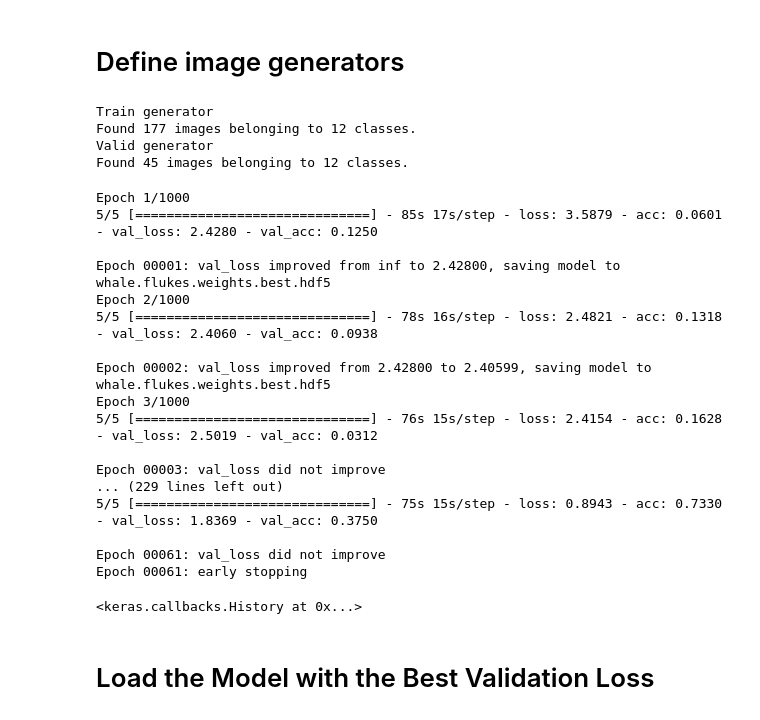
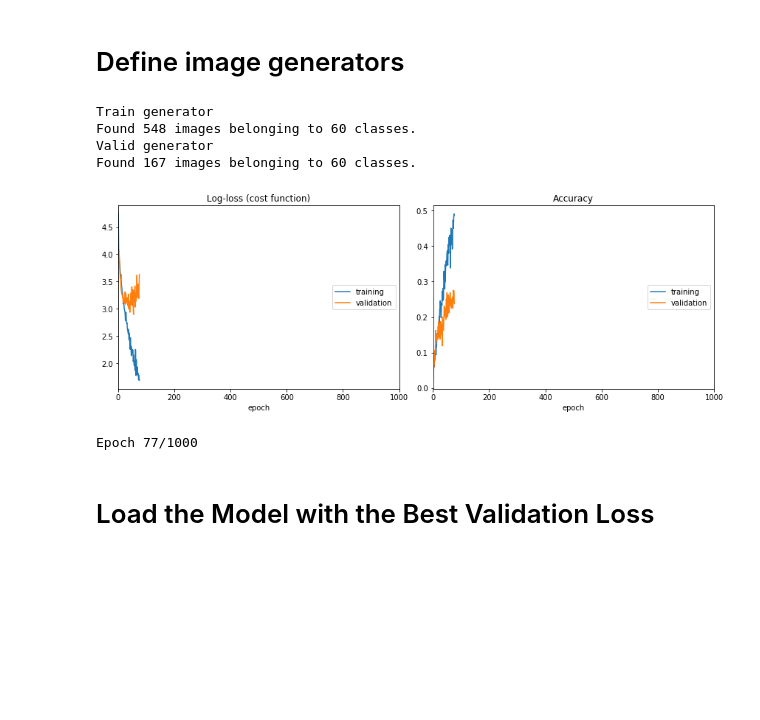
Before and after one commit to crawlik/whale-id, a Jupyter notebook: whale-id.ipynb, the cells around one changed output. Drawn from its saved outputs; the diff is of its cells as text; code cells hidden in the pictures; blank space fills up the shorter version.

```diff
--- a/whale-id.ipynb
+++ b/whale-id.ipynb
@@ -160,7 +201,6 @@ model.compile(loss='categorical_crossentropy', optimizer='rmsprop',
 # %%
 from keras.preprocessing.image import ImageDataGenerator
 
-batch_size = 32
 target_size = (image_side_size, image_side_size)
 
 train_datagen = ImageDataGenerator(
@@ -171,6 +211,7 @@ train_datagen = ImageDataGenerator(
         width_shift_range=0.2,
         height_shift_range=0.2,
         zoom_range=0.2,
+        shear_range=0.2,
         fill_mode='nearest')
 
 valid_datagen = ImageDataGenerator(rescale=1./255)
@@ -191,45 +232,32 @@ valid_generator = valid_datagen.flow_from_directory(
         batch_size = batch_size)
 # %% [output]
 Train generator
-Found 177 images belonging to 12 classes.
+Found 548 images belonging to 60 classes.
 Valid generator
-Found 45 images belonging to 12 classes.
+Found 167 images belonging to 60 classes.
 # %%
-from keras.callbacks import ModelCheckpoint, EarlyStopping
+from keras.callbacks import ModelCheckpoint, EarlyStopping, TensorBoard
 
 best_weights_path='whale.flukes.weights.best.hdf5'
 
 # train the model
 checkpointer = ModelCheckpoint(filepath=best_weights_path, verbose=1, save_best_only=True)
 
 # Stop the training if the model shows no improvement
-stopper = EarlyStopping(monitor='val_loss', min_delta=0.005, patience=20, verbose=1, mode='auto')
+stopper = EarlyStopping(monitor='val_loss', min_delta=0.005, patience=100, verbose=1, mode='auto')
 
 model.fit_generator(generator=train_generator,
                     epochs=1000,
-                    steps_per_epoch = int(len(X_train)/batch_size),
+                    steps_per_epoch = len(X_train)//batch_size,
                     validation_data=valid_generator,
-                    validation_steps = int(len(X_valid)/batch_size),
-                    callbacks=[checkpointer, stopper], verbose=1, workers=8)
+                    validation_steps = len(X_valid)//batch_size,
+                    callbacks=[checkpointer, stopper,
+                               PlotLossesKeras(),
+                               TensorBoard(log_dir='./logs', batch_size=batch_size)],
+                    verbose=1, workers=workers)
 # %% [output]
+[figure, added]
-Epoch 1/1000
-5/5 [==============================] - 85s 17s/step - loss: 3.5879 - acc: 0.0601 - val_loss: 2.4280 - val_acc: 0.1250
-
-Epoch 00001: val_loss improved from inf to 2.42800, saving model to whale.flukes.weights.best.hdf5
-Epoch 2/1000
-5/5 [==============================] - 78s 16s/step - loss: 2.4821 - acc: 0.1318 - val_loss: 2.4060 - val_acc: 0.0938
-
-Epoch 00002: val_loss improved from 2.42800 to 2.40599, saving model to whale.flukes.weights.best.hdf5
-Epoch 3/1000
-5/5 [==============================] - 76s 15s/step - loss: 2.4154 - acc: 0.1628 - val_loss: 2.5019 - val_acc: 0.0312
-
-Epoch 00003: val_loss did not improve
-... (229 lines left out)
-5/5 [==============================] - 75s 15s/step - loss: 0.8943 - acc: 0.7330 - val_loss: 1.8369 - val_acc: 0.3750
-
-Epoch 00061: val_loss did not improve
-Epoch 00061: early stopping
+Epoch 77/1000
-<keras.callbacks.History at 0x...>
 # %% [markdown]
 # Load the Model with the Best Validation Loss
 # %%
```
Also changed, not shown: parts of 10 cells of this notebook, 1 other file.
